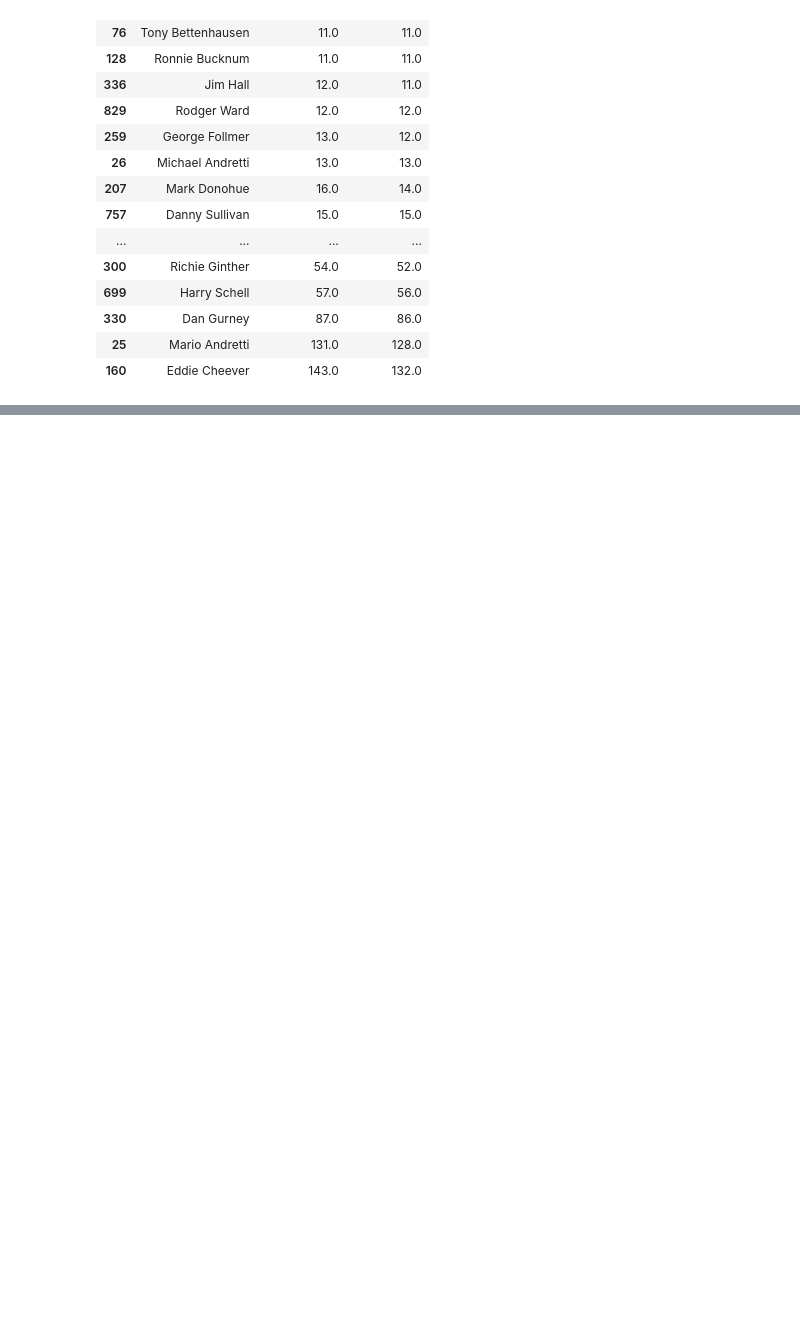
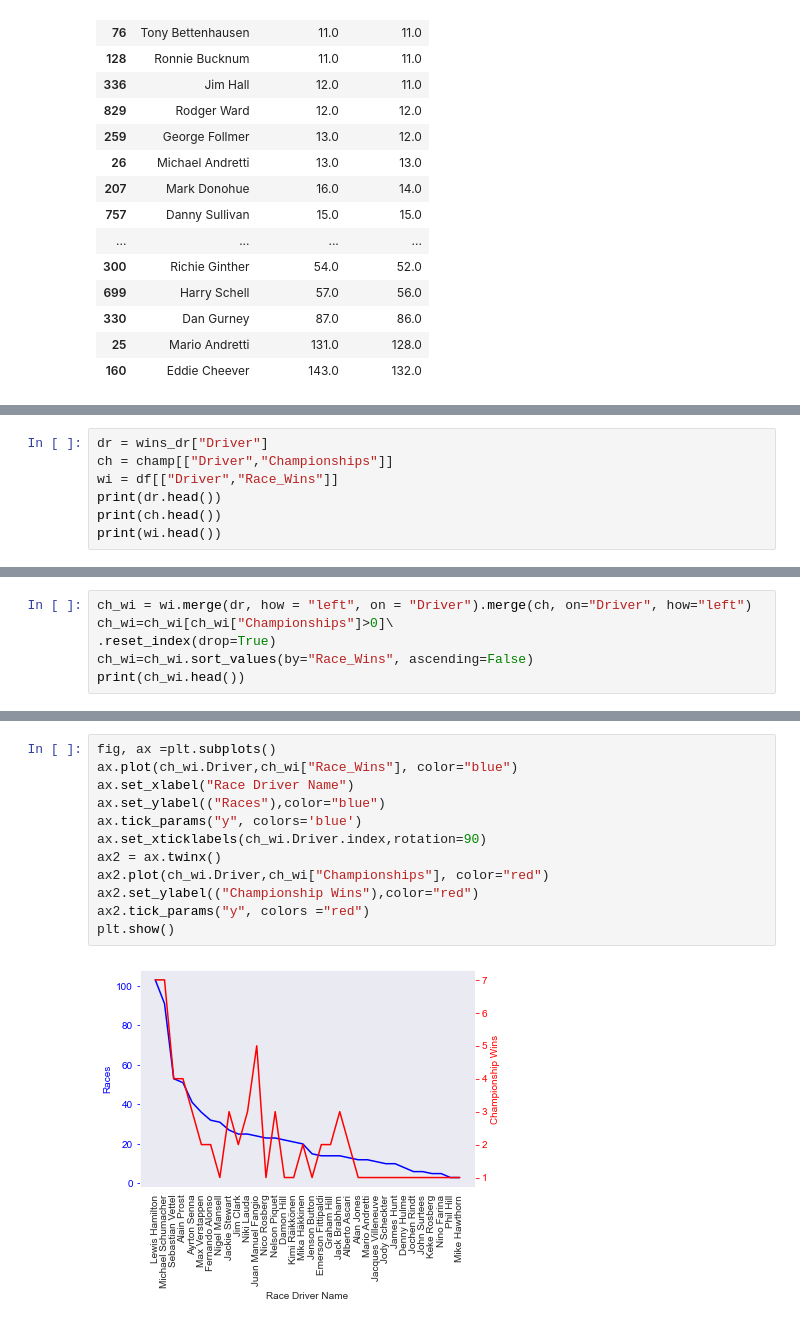
Before and after one commit to Ballyk101/UCDPA_JohnCronly, a Jupyter notebook: F1_Drivers_1952_to_2022.ipynb, the cells around one changed output, grey strips where cells are left out. Saved outputs shown, nothing was run; the diff lists cells and outputs as text; blank space fills up the shorter version.

```diff
--- a/F1_Drivers_1952_to_2022.ipynb
+++ b/F1_Drivers_1952_to_2022.ipynb
@@ -509,0 +618,7 @@ As seen from using head(120) there is 119 drivers, out of the 160 with 5 race st
+# %%
+dr = wins_dr["Driver"]
+ch = champ[["Driver","Championships"]]
+wi = df[["Driver","Race_Wins"]]
+print(dr.head())
+print(ch.head())
+print(wi.head())
@@ -509,0 +644,6 @@ As seen from using head(120) there is 119 drivers, out of the 160 with 5 race st
+# %%
+ch_wi = wi.merge(dr, how = "left", on = "Driver").merge(ch, on="Driver", how="left")
+ch_wi=ch_wi[ch_wi["Championships"]>0]\
+.reset_index(drop=True)
+ch_wi=ch_wi.sort_values(by="Race_Wins", ascending=False)
+print(ch_wi.head())
@@ -509,0 +677,14 @@ As seen from using head(120) there is 119 drivers, out of the 160 with 5 race st
+# %%
+fig, ax =plt.subplots()
+ax.plot(ch_wi.Driver,ch_wi["Race_Wins"], color="blue")
+ax.set_xlabel("Race Driver Name")
+ax.set_ylabel(("Races"),color="blue")
+ax.tick_params("y", colors='blue')
+ax.set_xticklabels(ch_wi.Driver.index,rotation=90)
+ax2 = ax.twinx()
+ax2.plot(ch_wi.Driver,ch_wi["Championships"], color="red")
+ax2.set_ylabel(("Championship Wins"),color="red")
+ax2.tick_params("y", colors ="red")
+plt.show()
+# %% [output]
+[figure, added]
```
Also changed, not shown: parts of 43 cells of this notebook.
